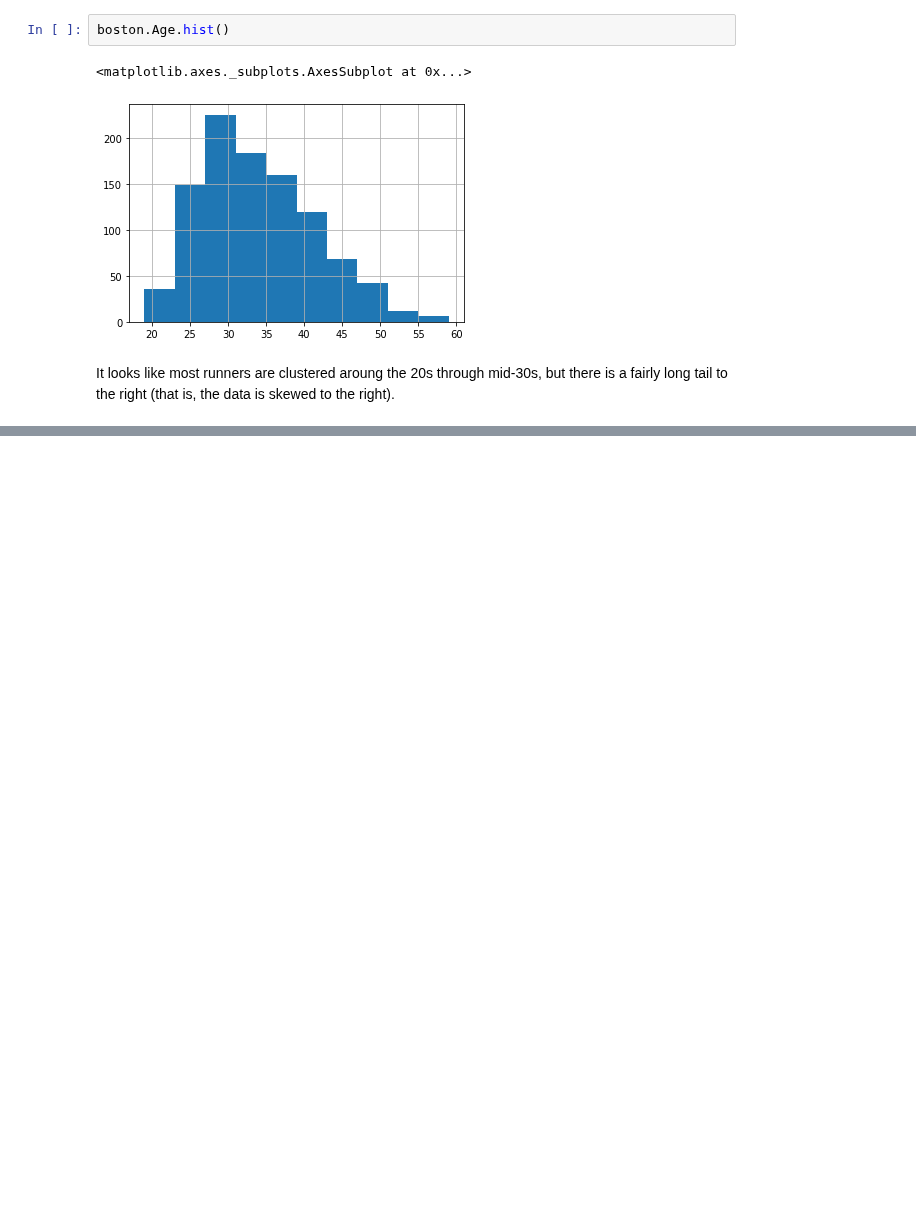
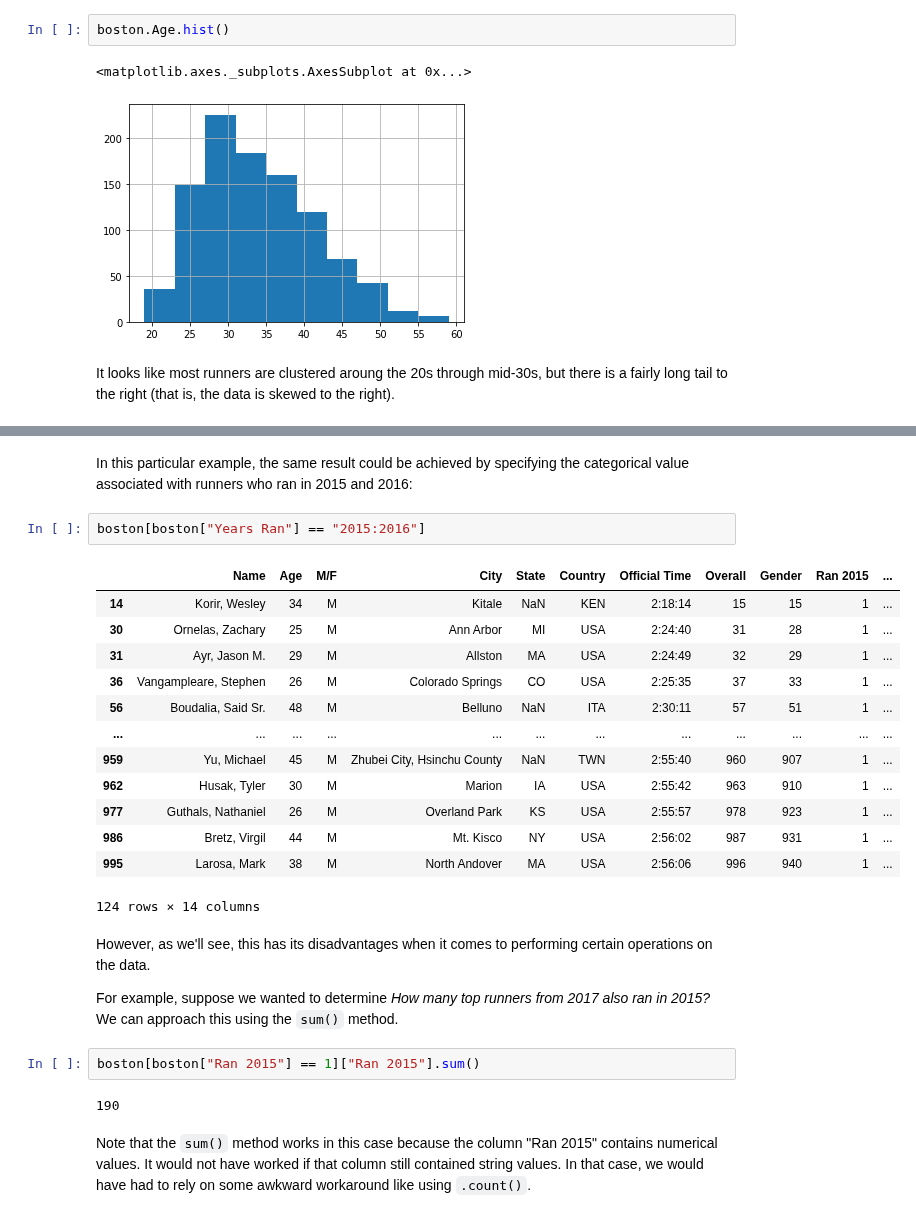
Before and after one commit to jgabunilas/pandas-bootcamp, a Jupyter notebook: Section11_Regex_and_Text_Manipulation/Section11_Regex_and_Text_Manipulation.ipynb, the cells around one changed output, grey strips where cells are left out. Drawn from its saved outputs; the diff is of its cells as text; blank space fills up the shorter version.

```diff
--- a/Section11_Regex_and_Text_Manipulation/Section11_Regex_and_Text_Manipulation.ipynb
+++ b/Section11_Regex_and_Text_Manipulation/Section11_Regex_and_Text_Manipulation.ipynb
@@ -1179,0 +1304,28 @@ It looks like most runners are clustered aroung the 20s through mid-30s, but the
+# %% [markdown]
+In this particular example, the same result could be achieved by specifying the categorical value associated with runners who ran in 2015 and 2016:
+# %%
+boston[boston["Years Ran"] == "2015:2016"]
+# %% [output]
+|  | Name | Age | M/F | City | State | Country | Official Time | Overall | Gender | Ran 2015 | ... |
+| 14 | Korir, Wesley | 34 | M | Kitale | NaN | KEN | 2:18:14 | 15 | 15 | 1 | ... |
+| 30 | Ornelas, Zachary | 25 | M | Ann Arbor | MI | USA | 2:24:40 | 31 | 28 | 1 | ... |
+| 31 | Ayr, Jason M. | 29 | M | Allston | MA | USA | 2:24:49 | 32 | 29 | 1 | ... |
+| 36 | Vangampleare, Stephen | 26 | M | Colorado Springs | CO | USA | 2:25:35 | 37 | 33 | 1 | ... |
+| 56 | Boudalia, Said Sr. | 48 | M | Belluno | NaN | ITA | 2:30:11 | 57 | 51 | 1 | ... |
+| ... | ... | ... | ... | ... | ... | ... | ... | ... | ... | ... | ... |
+| 959 | Yu, Michael | 45 | M | Zhubei City, Hsinchu County | NaN | TWN | 2:55:40 | 960 | 907 | 1 | ... |
+| 962 | Husak, Tyler | 30 | M | Marion | IA | USA | 2:55:42 | 963 | 910 | 1 | ... |
+| 977 | Guthals, Nathaniel | 26 | M | Overland Park | KS | USA | 2:55:57 | 978 | 923 | 1 | ... |
+| 986 | Bretz, Virgil | 44 | M | Mt. Kisco | NY | USA | 2:56:02 | 987 | 931 | 1 | ... |
+| 995 | Larosa, Mark | 38 | M | North Andover | MA | USA | 2:56:06 | 996 | 940 | 1 | ... |
+124 rows × 14 columns
+# %% [markdown]
+However, as we'll see, this has its disadvantages when it comes to performing certain operations on the data.
+
+For example, suppose we wanted to determine *How many top runners from 2017 also ran in 2015?* We can approach this using the `sum()` method.
+# %%
+boston[boston["Ran 2015"] == 1]["Ran 2015"].sum()
+# %% [output]
+190
+# %% [markdown]
+Note that the `sum()` method works in this case because the column "Ran 2015" contains numerical values. It would not have worked if that column still contained string values. In that case, we would have had to rely on some awkward workaround like using `.count()`.
```
Also changed, not shown: parts of 19 cells of this notebook.
